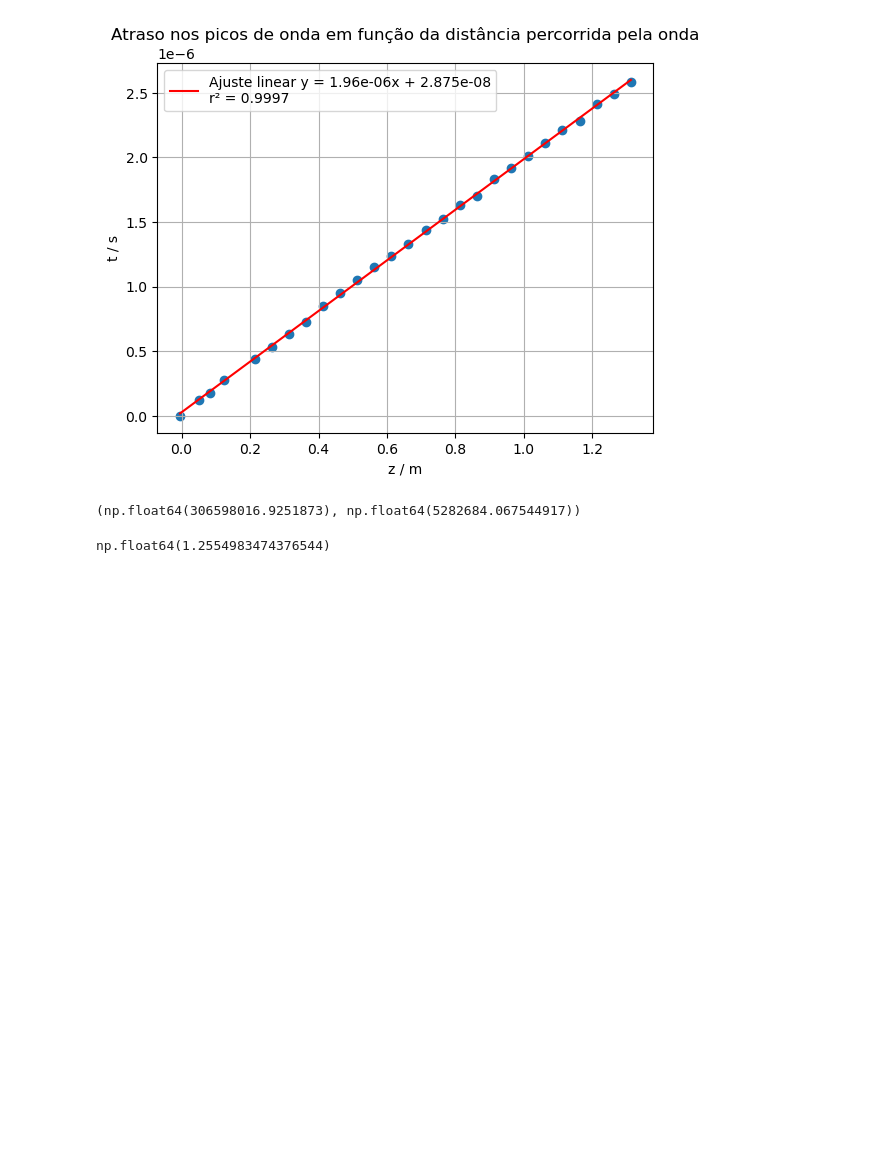
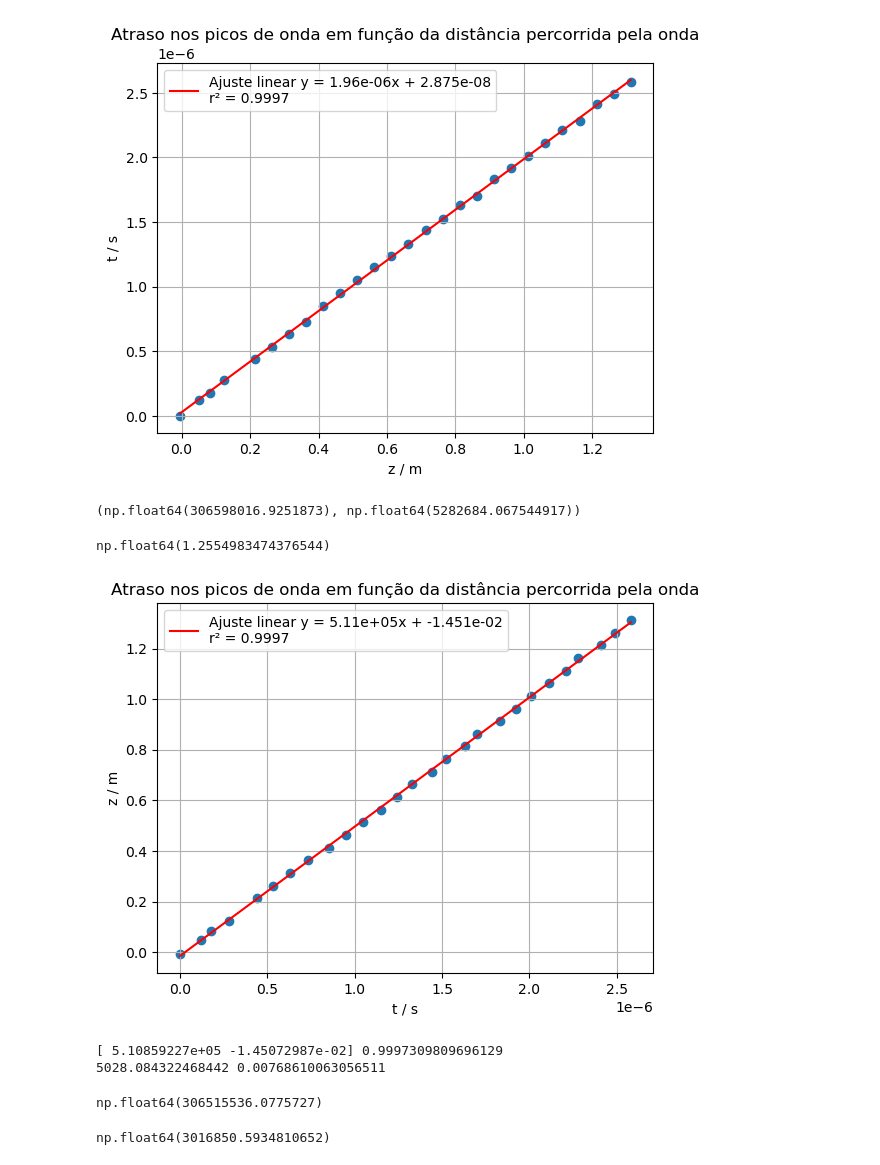
Before and after one commit to MRDias12/LabsIII, a Jupyter notebook: PLs/PL9/polarity.ipynb, the cells around one changed output. Saved outputs shown, nothing was run; the diff lists cells and outputs as text; code cells hidden in the pictures; blank space fills up the shorter version.

```diff
--- a/PLs/PL9/polarity.ipynb
+++ b/PLs/PL9/polarity.ipynb
@@ -135,3 +158,32 @@ n_acri = 1 + v_c*(2.44-2.41)*1e-6 / (f*Tmr*L_acri)
 n_acri
 # %% [output]
 np.float64(1.2554983474376544)
+# %%
+params4, covari4 = dias(linreg, dt, z)
+r24 = r2(z, linreg(dt, params4[0], params4[1]))
+
+plt.scatter(dt,z)
+plt.plot(dt, linreg(dt, params4[0], params4[1]), color = "r",
+         label = f"Ajuste linear y = {params4[0]:.2e}x + {params4[1]:.3e}\nr² = {r24:.4f}")
+plt.title("Atraso nos picos de onda em função da distância percorrida pela onda")
+plt.ylabel("z / m")
+plt.xlabel("t / s")
+plt.legend()
+plt.grid()
+plt.show()
+# %% [output]
+[figure, added]
+# %%
+print(params4, r24)
+print(np.sqrt(covari4[0,0])*3,np.sqrt(covari4[1,1])*3)
+# %% [output]
+[ 5.10859227e+05 -1.45072987e-02] 0.9997309809696129
+5028.084322468442 0.00768610063056511
+# %%
+params4[0] * f * Tmr
+# %% [output]
+np.float64(306515536.0775727)
+# %%
+np.sqrt(covari4[0,0])*3 * f * Tmr
+# %% [output]
+np.float64(3016850.5934810652)
```
Also changed, not shown: parts of 2 cells of this notebook, 7 other files.
